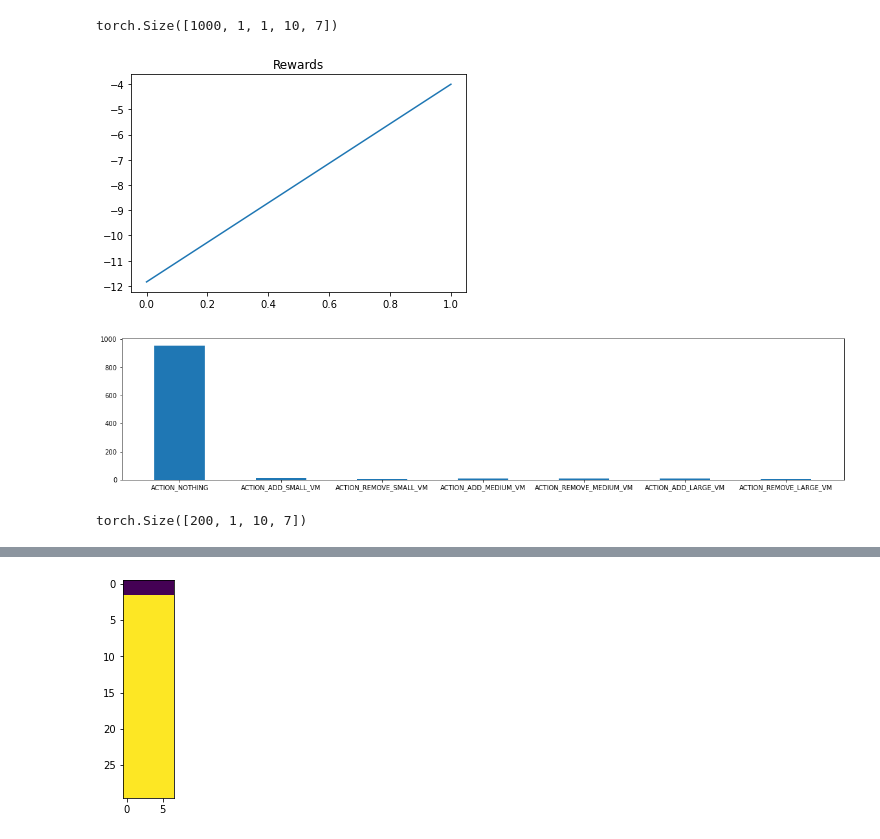
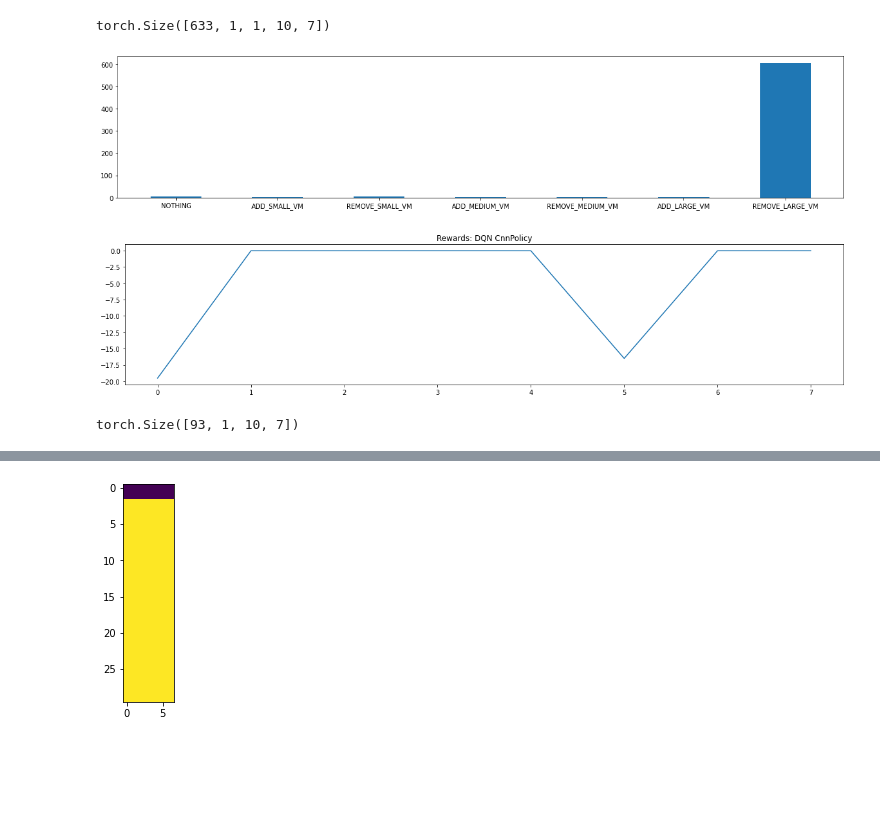
Before and after one commit to justyna3773/trainloop-driver, a Jupyter notebook: analysis/interpret_dqn_cnn.ipynb, the cells around one changed output, grey strips where cells are left out. Cells and saved outputs as stored; diff of their text form; code cells hidden in the pictures; blank space fills up the shorter version.

Commit message:
add training and evaluation notebooks

```diff
--- a/analysis/interpret_dqn_cnn.ipynb
+++ b/analysis/interpret_dqn_cnn.ipynb
@@ -19,35 +20,38 @@ dqn_net = model.q_net
 # model = DQN.load('../output_models/dqn/CnnPolicy/2022-05-30_22_25_06_94.zip')
 
 
-# X = np.load('../best_model/dqn/CnnPolicy/observations.npy')
-# X = torch.Tensor(X)
-# X.shape
+X = np.load('../best_model/dqn/CnnPolicy/observations.npy')
+X = torch.Tensor(X)
+X.shape
+# %% [output]
+torch.Size([633, 1, 1, 10, 7])
 # %%
-model.load_replay_buffer("../best_model/dqn/CnnPolicy/best_model_rb")
-X = model.replay_buffer.observations[:1000]
-X = torch.Tensor(X)
-X.shape
+predictions = []
+for _ in X:
+    predictions.append(model.predict(X[0])[0][0])
+predictions = np.array(predictions)
-# %% [output]
-torch.Size([1000, 1, 1, 10, 7])
+# %%
+plot_action_histogram(predictions)
+# %% [output]
+[figure, added]
 # %%
-plot_rewards("../best_model/dqn/CnnPolicy/best_model_rewards.csv")
+plot_training_data('../best_model/dqn/CnnPolicy/best_model_rewards.csv', data_type='reward', title='DQN CnnPolicy')
 # %% [output]
-[figure, old version]
+[figure, new version]
-# %%
-plot_action_histogram(model, X)
-# %% [output]
-[figure, removed]
 # %%
 N = 500
 idxs = np.random.choice(np.arange(X.shape[0]), size=N)
 X_sample = X[idxs]
+X_sample = X[N+40:2*(N+40)]
+predictions_sample = predictions[N+40:2*(N+40)]
 ig_attributor = IGAttributor(net=dqn_net,
-                            policy='cnn',
-                            agent='dqn',
-                            data=X_sample)
+                             agent='dqn',
+                             policy='cnn',
+                             data=X_sample,
+                            predictions=predictions_sample)
 mean_attributions = ig_attributor.get_mean_attributions()
 # %% [output]
-torch.Size([200, 1, 10, 7])
+torch.Size([93, 1, 10, 7])
 # %%
 dqn_net.forward(X[0])
 # %% [output]
```
Also changed, not shown: parts of 4 cells of this notebook, 37 other files.
